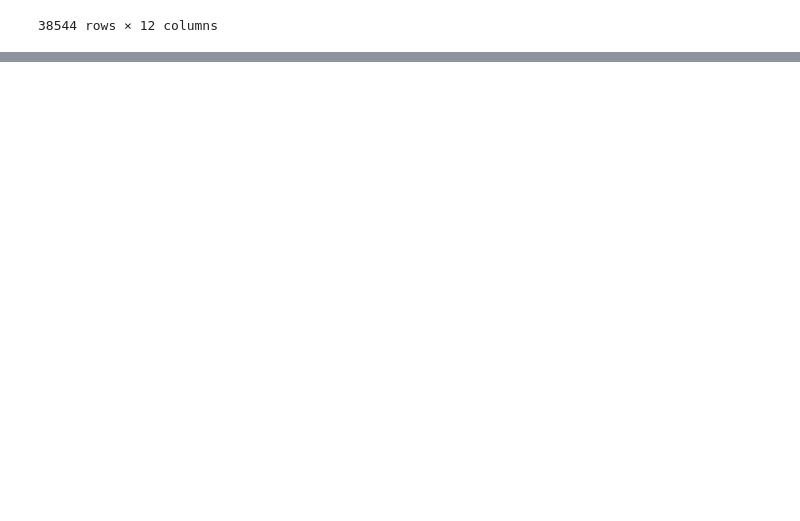
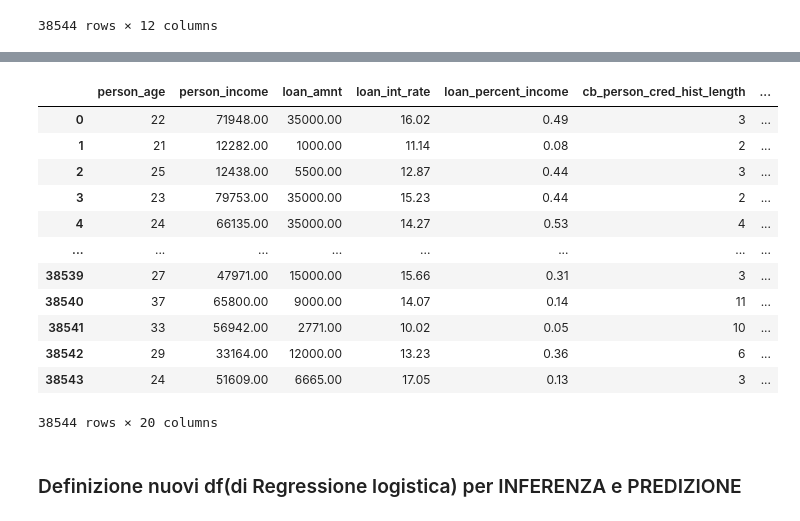
Before and after one commit to AleXcapo7/customer_scoring, a Jupyter notebook: EDA.ipynb, the cells around one changed output, grey strips where cells are left out. Saved outputs shown, nothing was run; the diff lists cells and outputs as text; code cells hidden in the pictures; blank space fills up the shorter version.

Commit message:
df_regrLog_inf (creazione modello inferenza)

```diff
--- a/EDA.ipynb
+++ b/EDA.ipynb
@@ -210,6 +210,7 @@ df.head(100) # Visualizzare le prime 100 righe
 # %%
-#Conversione da float in int 'person_age'
+#Conversione da float in int 'person_age' e
 df['person_age'] = df['person_age'].astype(int)
+df['cb_person_cred_hist_length'] = df['cb_person_cred_hist_length'].astype(int)
 # %%
 # Identificare eventuali valori mancanti da trattare prima di analizzare.
 df.isnull().sum().sort_values(ascending=False)
@@ -671,0 +679,25 @@ df
+# %%
+# Questo df_regrLog avrà il contenuto del df pulito originale e avrà due sottocategorie di df per inferenza e predizione
+# INFERENZA : senza 'loan_percent_income', PREDIZIONE : con 'loan_percent_income'
+# e gli facciamo l'encoding specifico (One-Hot Encoding) di Regressione Logistica
+df_regrLog = df.copy()
+# %%
+# One-Hot Encoding su variabili categoriali rimaste:
+df_regrLog = pd.get_dummies(df_regrLog, columns=['person_education','person_home_ownership', 'loan_intent'], drop_first=True)
+df_regrLog
+# %% [output]
+|  | person_age | person_income | loan_amnt | loan_int_rate | loan_percent_income | cb_person_cred_hist_length | ... |
+| 0 | 22 | 71948.00 | 35000.00 | 16.02 | 0.49 | 3 | ... |
+| 1 | 21 | 12282.00 | 1000.00 | 11.14 | 0.08 | 2 | ... |
+| 2 | 25 | 12438.00 | 5500.00 | 12.87 | 0.44 | 3 | ... |
+| 3 | 23 | 79753.00 | 35000.00 | 15.23 | 0.44 | 2 | ... |
+| 4 | 24 | 66135.00 | 35000.00 | 14.27 | 0.53 | 4 | ... |
+| ... | ... | ... | ... | ... | ... | ... | ... |
+| 38539 | 27 | 47971.00 | 15000.00 | 15.66 | 0.31 | 3 | ... |
+| 38540 | 37 | 65800.00 | 9000.00 | 14.07 | 0.14 | 11 | ... |
+| 38541 | 33 | 56942.00 | 2771.00 | 10.02 | 0.05 | 10 | ... |
+| 38542 | 29 | 33164.00 | 12000.00 | 13.23 | 0.36 | 6 | ... |
+| 38543 | 24 | 51609.00 | 6665.00 | 17.05 | 0.13 | 3 | ... |
+38544 rows × 20 columns
+# %% [markdown]
+### Definizione nuovi df(di Regressione logistica) per INFERENZA e PREDIZIONE
```
Also changed, not shown: parts of 15 cells of this notebook, 1 other file.
